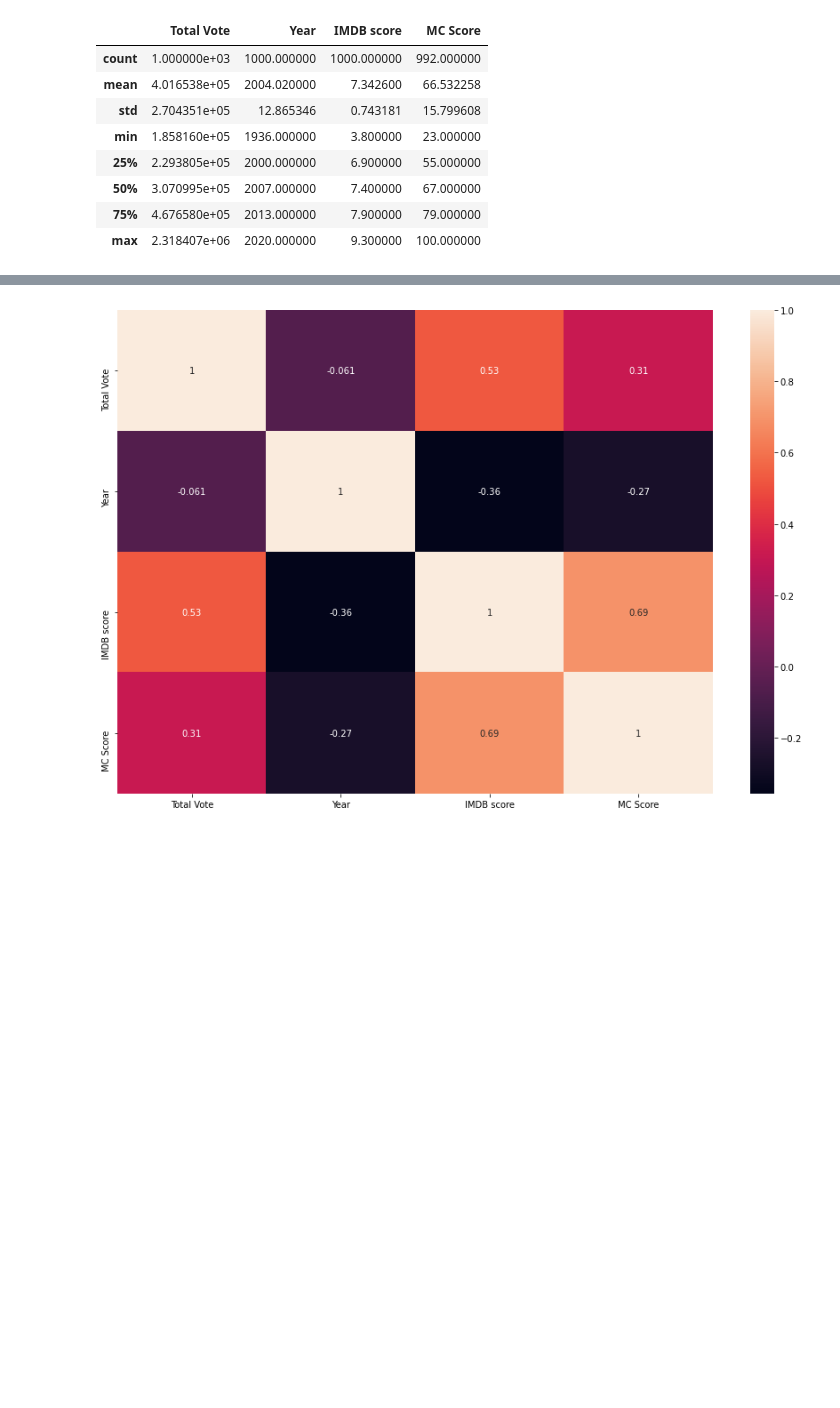
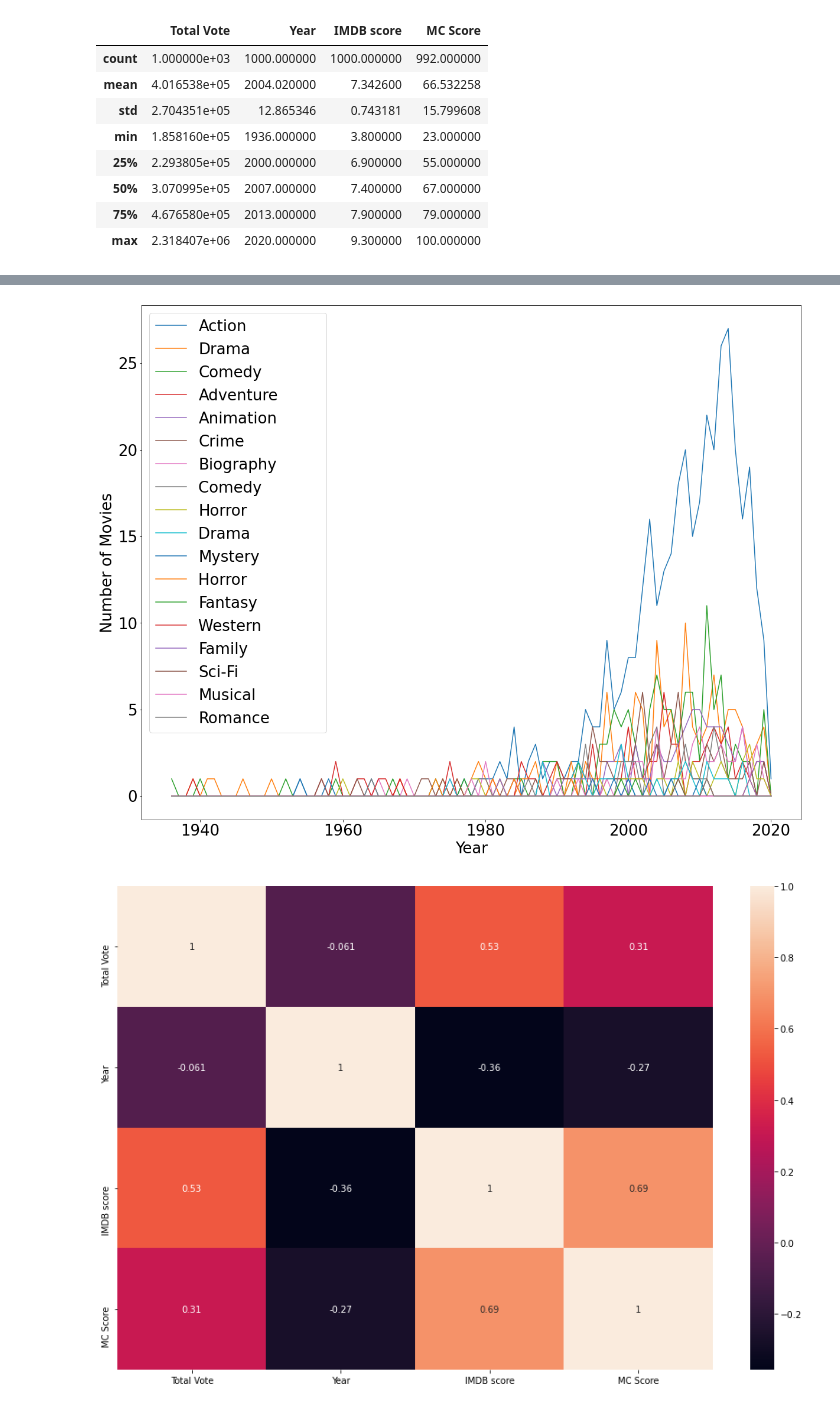
Before and after one commit to kdsl01/Data_science_Project_Scrpaer_and_data, a Jupyter notebook: data_project.ipynb, the cells around one changed output, grey strips where cells are left out. Saved outputs shown, nothing was run; the diff lists cells and outputs as text; code cells hidden in the pictures; blank space fills up the shorter version.

```diff
--- a/data_project.ipynb
+++ b/data_project.ipynb
@@ -52,0 +61,8 @@ train.hist(bins=10,figsize=(15,10),grid= False);
+# %%
+##找到各个种类的电影总数
+test2 = train['Genre'].value_counts().rename_axis('Genre').reset_index(name='amount')
+genrelist = []
+print(test2)
+for index, row in test2.iterrows():
+    genrelist.append(row['Genre'])
+print(genrelist)
@@ -53,3 +90,28 @@ train.hist(bins=10,figsize=(15,10),grid= False);
+# %%
+##找到每年每个种类的电影有多少部
+indexcc = []
+for ixc in range(1936,2021):
+    indexcc.append(ixc)
+total = len(genrelist)
+ccx = []
+for g in range(total):
+    x = train.loc[(train['Genre'] == genrelist[g])]
+    ccx.append(x['Year'].value_counts())
+
+for inc in range(total):
+    ccx[inc] = ccx[inc].reindex(indexcc,fill_value=0)
+plt.figure()
+ax = ccx[0].plot(figsize=(20, 16), fontsize=26)
+for xt in range(1,total):
+    ccx[xt].plot(ax=ax)
+ax.legend(genrelist,fontsize=26)
+ax.figsize=(10,10)
+ax.set_xlabel("Year",fontsize=26)
+ax.set_ylabel("Number of Movies",fontsize=26)
+fig = ax.get_figure()
+ax.figure.savefig('Year_vs_genrenumber.jpg')
+# %% [output]
+[figure, added]
 # %%
 corr = train.corr();
 plt.figure(figsize=(15,10));
```
Also changed, not shown: parts of 4 cells of this notebook.
